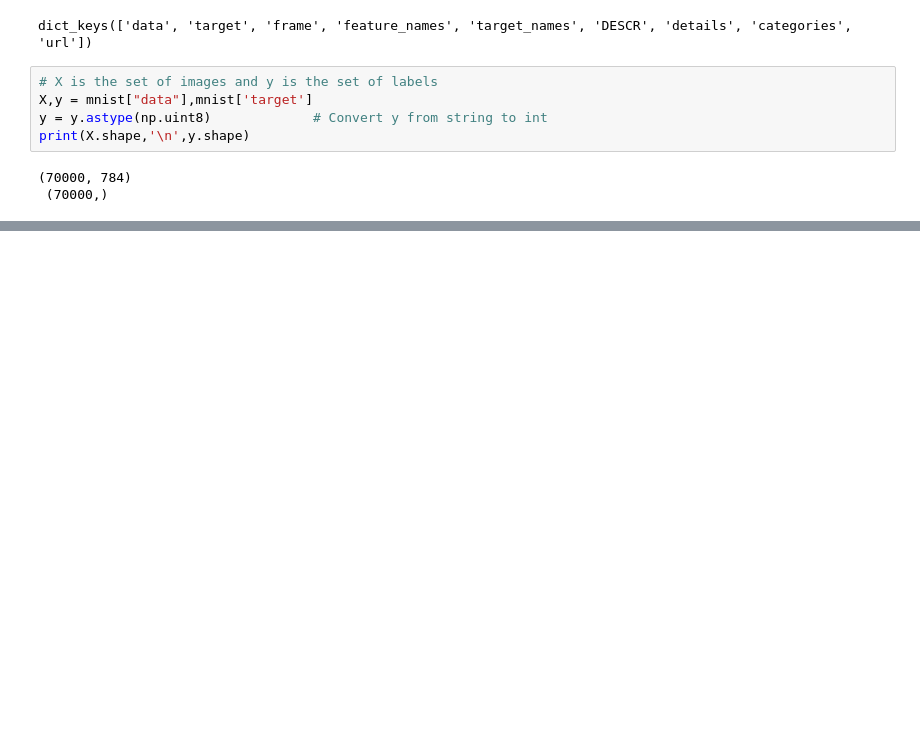
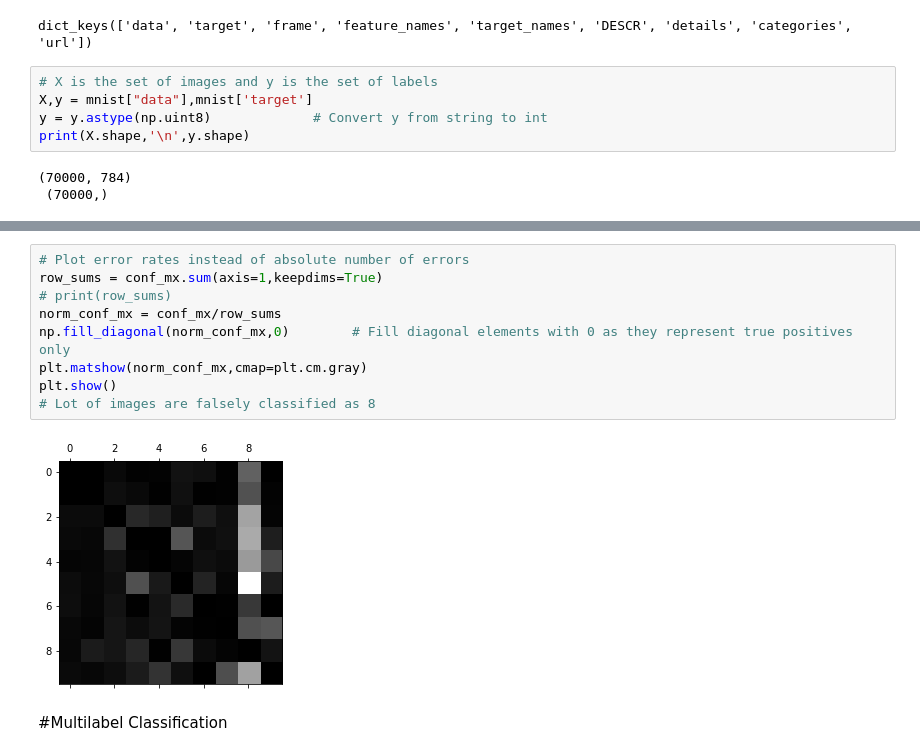
Before and after one commit to Aryaman2912/ML, a Jupyter notebook: MNIST_Classification.ipynb, the cells around one changed output, grey strips where cells are left out. Saved outputs shown, nothing was run; the diff lists cells and outputs as text; blank space fills up the shorter version.

```diff
--- a/MNIST_Classification.ipynb
+++ b/MNIST_Classification.ipynb
@@ -122,0 +186,13 @@ roc_auc_score(y_train_5,y_scores)   # Higher the better
+# %%
+# Plot error rates instead of absolute number of errors
+row_sums = conf_mx.sum(axis=1,keepdims=True)
+# print(row_sums)
+norm_conf_mx = conf_mx/row_sums
+np.fill_diagonal(norm_conf_mx,0)        # Fill diagonal elements with 0 as they represent true positives only
+plt.matshow(norm_conf_mx,cmap=plt.cm.gray)
+plt.show()
+# Lot of images are falsely classified as 8
+# %% [output]
+[figure, added]
+# %% [markdown]
+#Multilabel Classification
```
Also changed, not shown: parts of 18 cells of this notebook.
